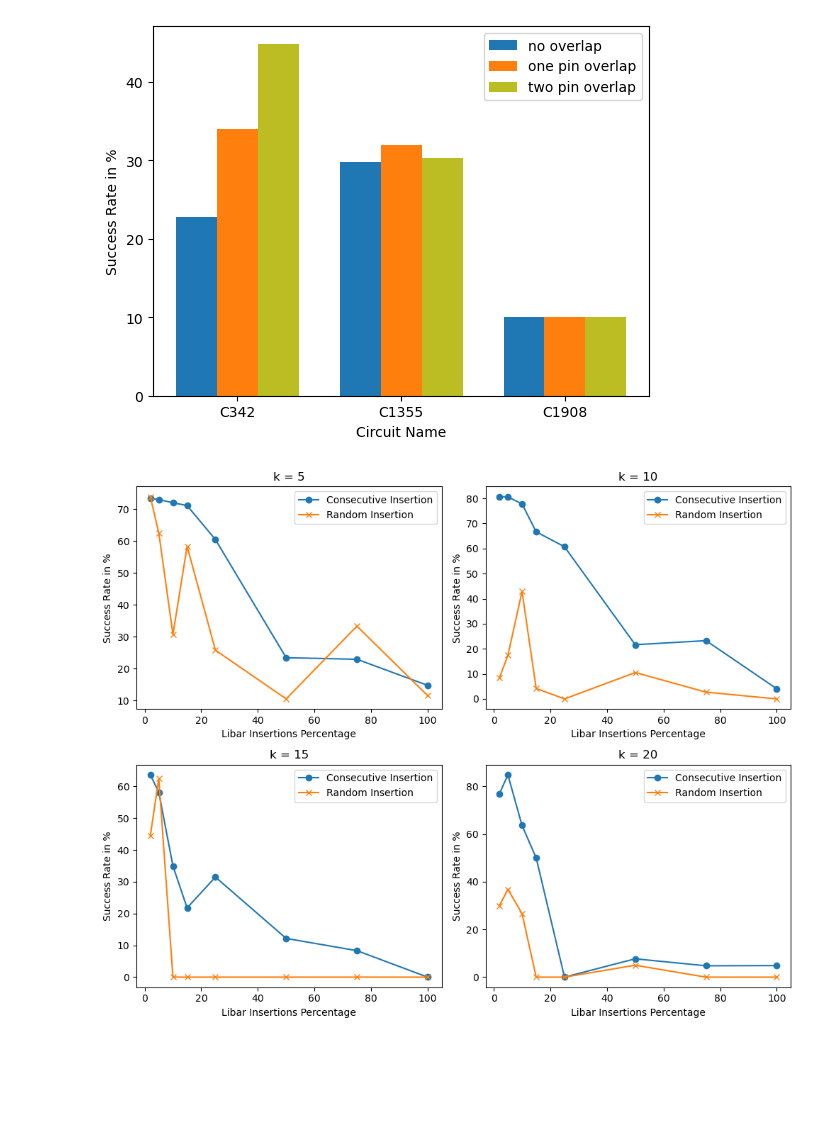
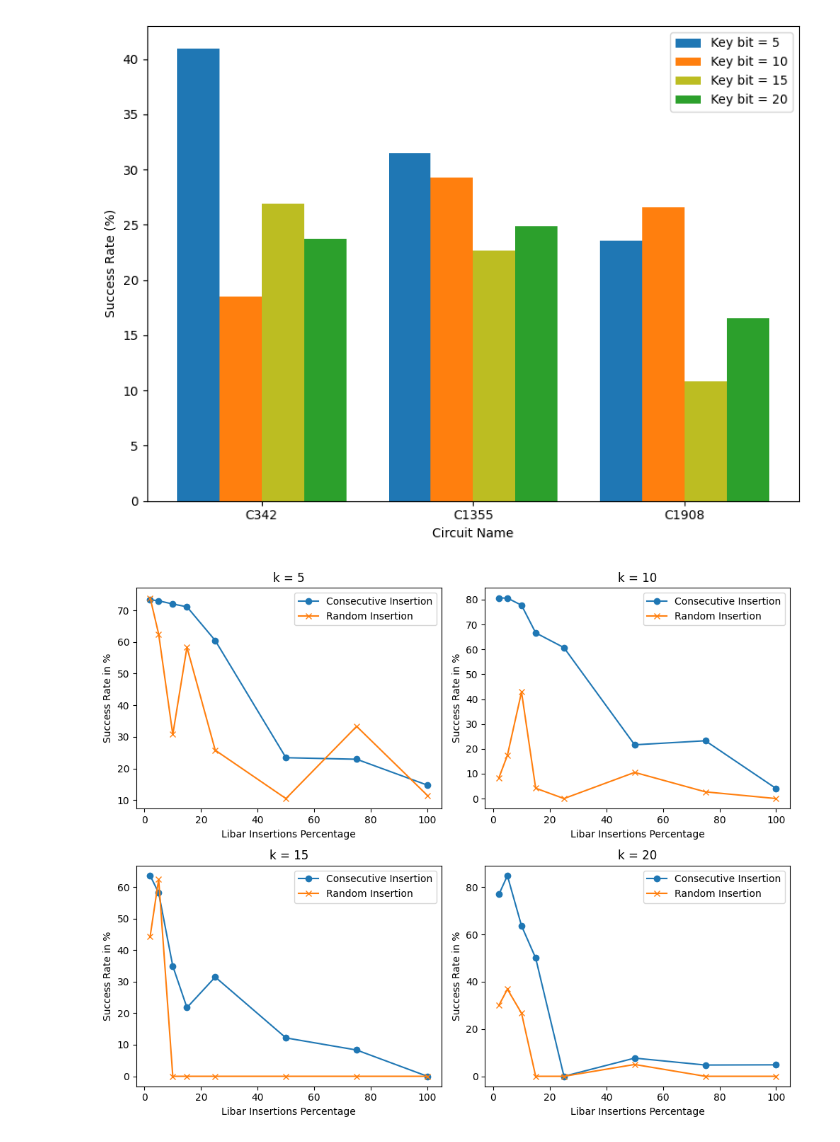
Before and after one commit to mahmud624683/BUET_SAT_SIMULATOR, a Jupyter notebook: src/graph.ipynb, the cells around one changed output. Cells and saved outputs as stored; diff of their text form; code cells hidden in the pictures; blank space fills up the shorter version.

```diff
--- a/src/graph.ipynb
+++ b/src/graph.ipynb
@@ -32,41 +100,44 @@ plt.show()
 # %%
-#pin overlap comparison
 import matplotlib.pyplot as plt
 import numpy as np
 
+#effect of odd and even key bit in libar ckt. no uniform effect considering the effect of increase of key bit size
 # Data for bar chart
 ckt = ['C342', 'C1355', 'C1908']
-ol0 = [22.76, 29.76, 10]  # Set 1
-ol1 = [33.94, 31.97, 10]  # Set 2
-ol2 = [44.85, 30.34, 10]  # Set 3
+k5 = [40.95022624, 31.45539906, 23.52941176]
+k10 = [18.50533808, 29.24901186, 26.59574468]
+k15 = [26.93498452, 22.68292683, 10.81081081]
+k20 = [23.7704918, 24.87804878, 16.57534247]
 
 # Create positions for the bars
-bar_width = 0.25
+bar_width = 0.2  # Reduce the bar width to close the gaps
 x = np.arange(len(ckt))
 
 # Create the figure and bar chart
-plt.figure()
+plt.figure(figsize=(8, 6))
 
-# Plot bars for each set
-plt.bar(x - bar_width, ol0, bar_width, label='no overlap')
-plt.bar(x, ol1, bar_width, label='one pin overlap')
-plt.bar(x + bar_width, ol2, bar_width, label='two pin overlap', color='#bcbd22')
+# Plot bars for each set with adjusted positions
+plt.bar(x - 1.5*bar_width, k5, bar_width, label='Key bit = 5')
+plt.bar(x - 0.5*bar_width, k10, bar_width, label='Key bit = 10')
+plt.bar(x + 0.5*bar_width, k15, bar_width, label='Key bit = 15', color='#bcbd22')
+plt.bar(x + 1.5*bar_width, k20, bar_width, label='Key bit = 20')
 
 # Add labels and title
 plt.xlabel('Circuit Name')
-plt.ylabel('Success Rate in %')
+plt.ylabel('Success Rate (%)')
 plt.title('')
 
 # Add custom ticks for the x-axis
 plt.xticks(x, ckt)
 
 # Display legend
 plt.legend()
 
-# Show the plot
+# Adjust layout and show the plot
+plt.tight_layout()
 plt.show()
 # %% [output]
-[figure, old version]
+[figure, new version]
 # %%
 import matplotlib.pyplot as plt
 
```
Also changed, not shown: parts of 5 cells of this notebook, 5 other files.
